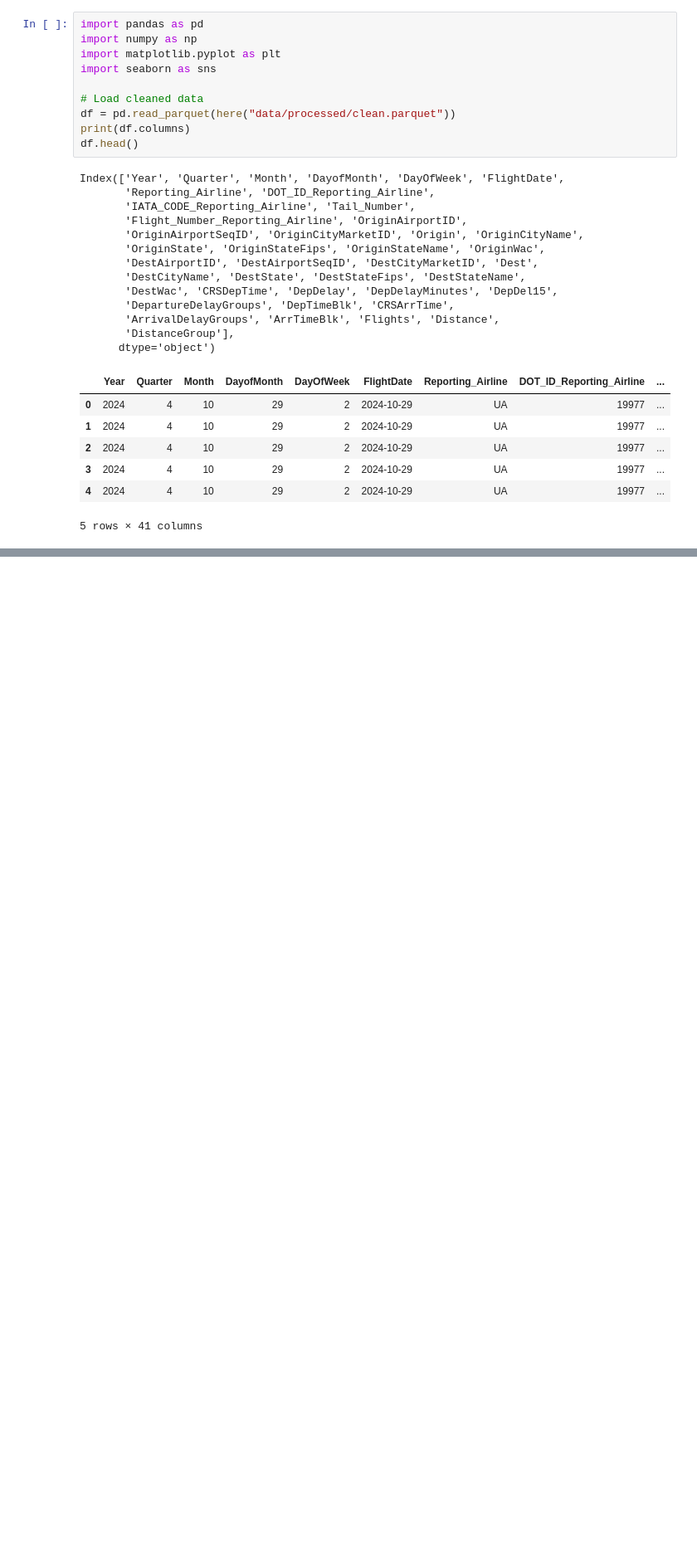
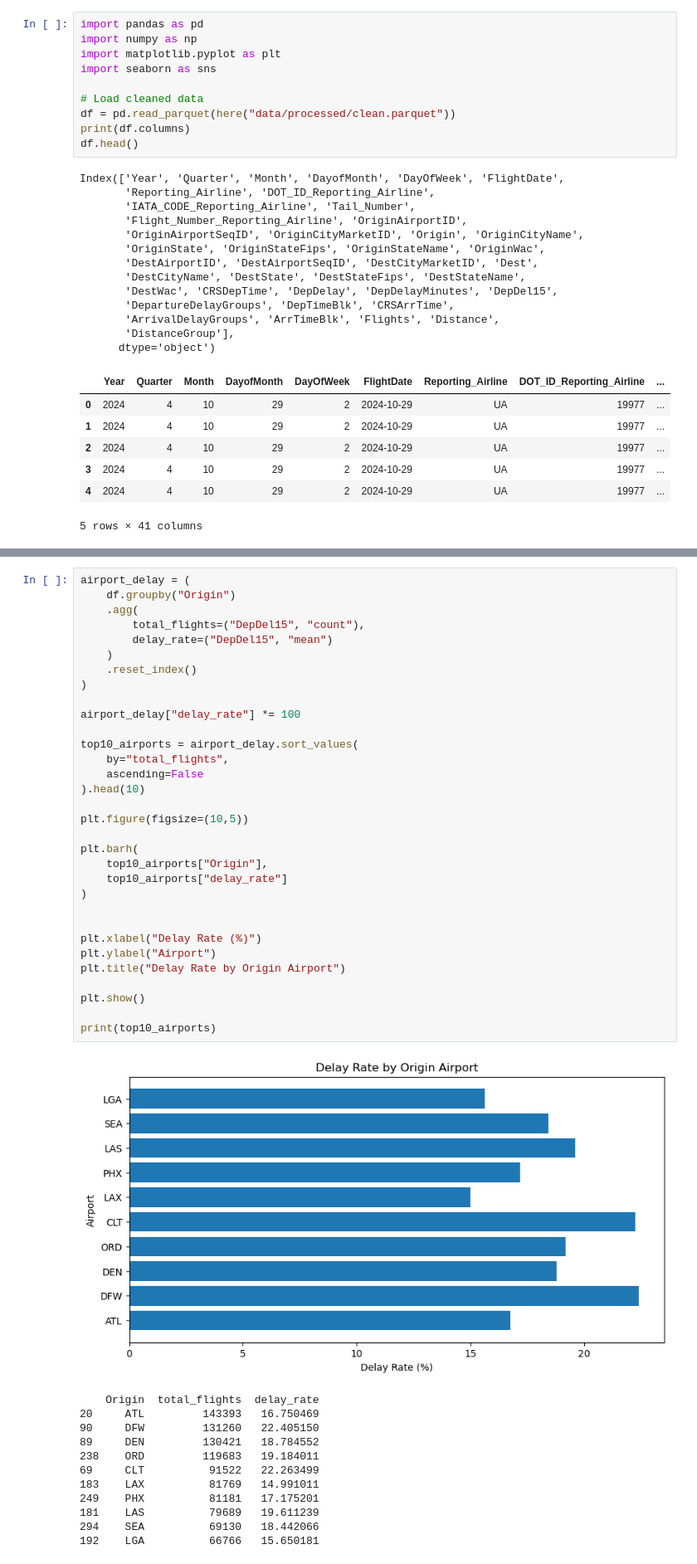
Before and after one commit to hanisohaan10/flight-delay-prediction, a Jupyter notebook: notebooks/04-EDA-Relationships.ipynb, the cells around one changed output, grey strips where cells are left out. Shown at 83% size. Cells and saved outputs as stored; diff of their text form; blank space fills up the shorter version.

```diff
--- a/notebooks/04-EDA-Relationships.ipynb
+++ b/notebooks/04-EDA-Relationships.ipynb
@@ -137,0 +198,45 @@ print(dayOfWeek_delay)
+# %%
+airport_delay = (
+    df.groupby("Origin")
+    .agg(
+        total_flights=("DepDel15", "count"),
+        delay_rate=("DepDel15", "mean")
+    )
+    .reset_index()
+)
+
+airport_delay["delay_rate"] *= 100
+
+top10_airports = airport_delay.sort_values(
+    by="total_flights",
+    ascending=False
+).head(10)
+
+plt.figure(figsize=(10,5))
+
+plt.barh(
+    top10_airports["Origin"],
+    top10_airports["delay_rate"]
+)
+
+
+plt.xlabel("Delay Rate (%)")
+plt.ylabel("Airport")
+plt.title("Delay Rate by Origin Airport")
+
+plt.show()
+
+print(top10_airports)
+# %% [output]
+[figure, added]
+    Origin  total_flights  delay_rate
+20     ATL         143393   16.750469
+90     DFW         131260   22.405150
+89     DEN         130421   18.784552
+238    ORD         119683   19.184011
+69     CLT          91522   22.263499
+183    LAX          81769   14.991011
+249    PHX          81181   17.175201
+181    LAS          79689   19.611239
+294    SEA          69130   18.442066
+192    LGA          66766   15.650181
```
Also changed, not shown: parts of 11 cells of this notebook, 1 other file.
